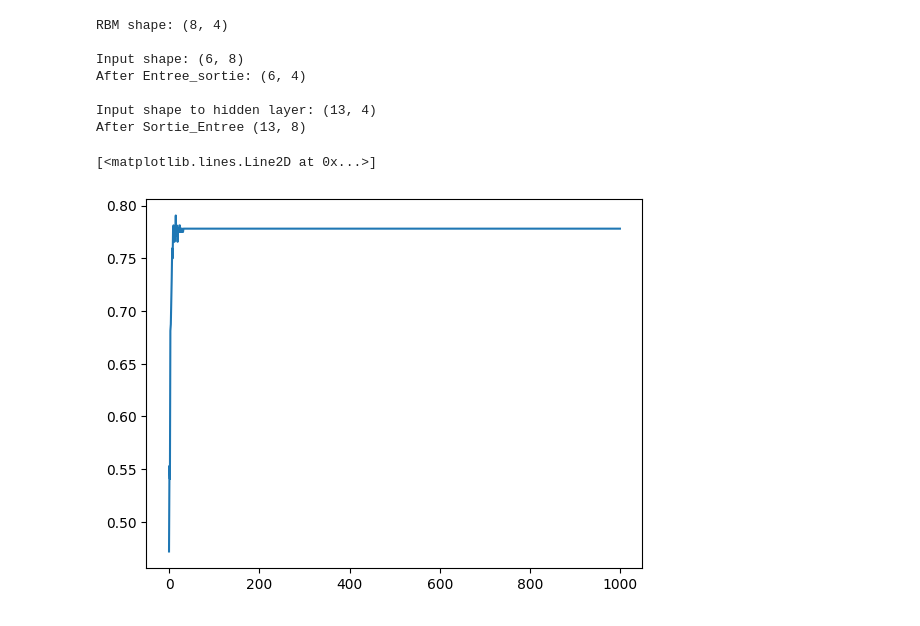
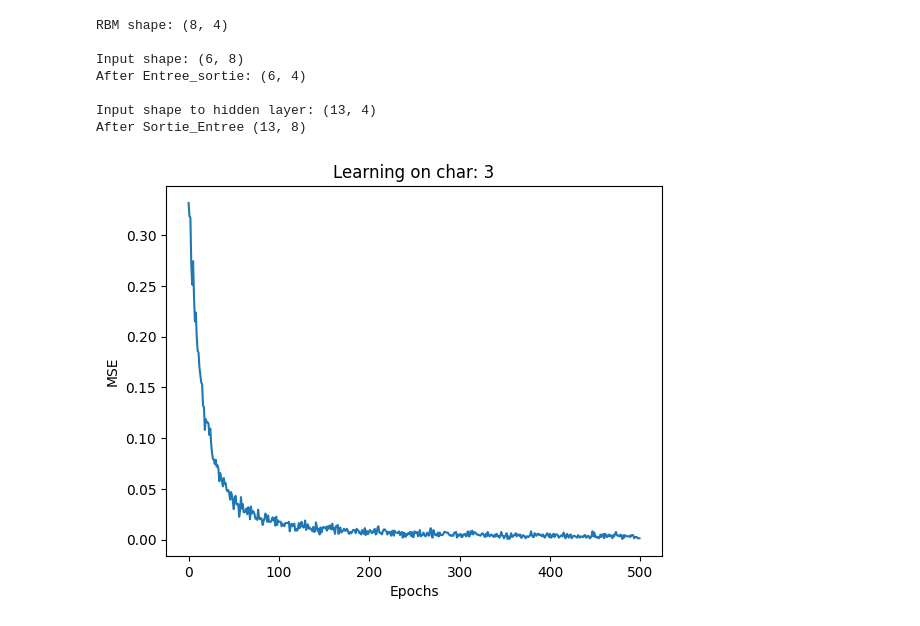
Before and after one commit to Hadiosj/Deep_Learning2, a Jupyter notebook: my_work.ipynb, the cells around one changed output. Saved outputs shown, nothing was run; the diff lists cells and outputs as text; code cells hidden in the pictures.

```diff
--- a/my_work.ipynb
+++ b/my_work.ipynb
@@ -159,9 +155,18 @@ After Entree_sortie: (6, 4)
 
 Input shape to hidden layer: (13, 4)
 After Sortie_Entree (13, 8)
-# %%
-img_RBM = RBM(320, 250)
-plt.plot(img_RBM.train_RBM(selected_digits[0][0].flatten().reshape(1, -1), 1000, 0.01))
-# %% [output]
-[<matplotlib.lines.Line2D at 0x...>]
-[figure, removed]
+# %%
+img_RBM = RBM(320, 250) # 320 is the dimension of an (20x16) image flattened
+
+inputs = []
+for i in range(35):
+    inputs.append(selected_digits[0][i].flatten())
+inputs = np.array(inputs)
+
+
+plt.plot(img_RBM.train_RBM(inputs, 500, 0.01, 6));
+plt.title("Learning on char: 3")
+plt.xlabel('Epochs');
+plt.ylabel('MSE');
+# %% [output]
+[figure, added]
```
Also changed, not shown: parts of 5 cells of this notebook.
